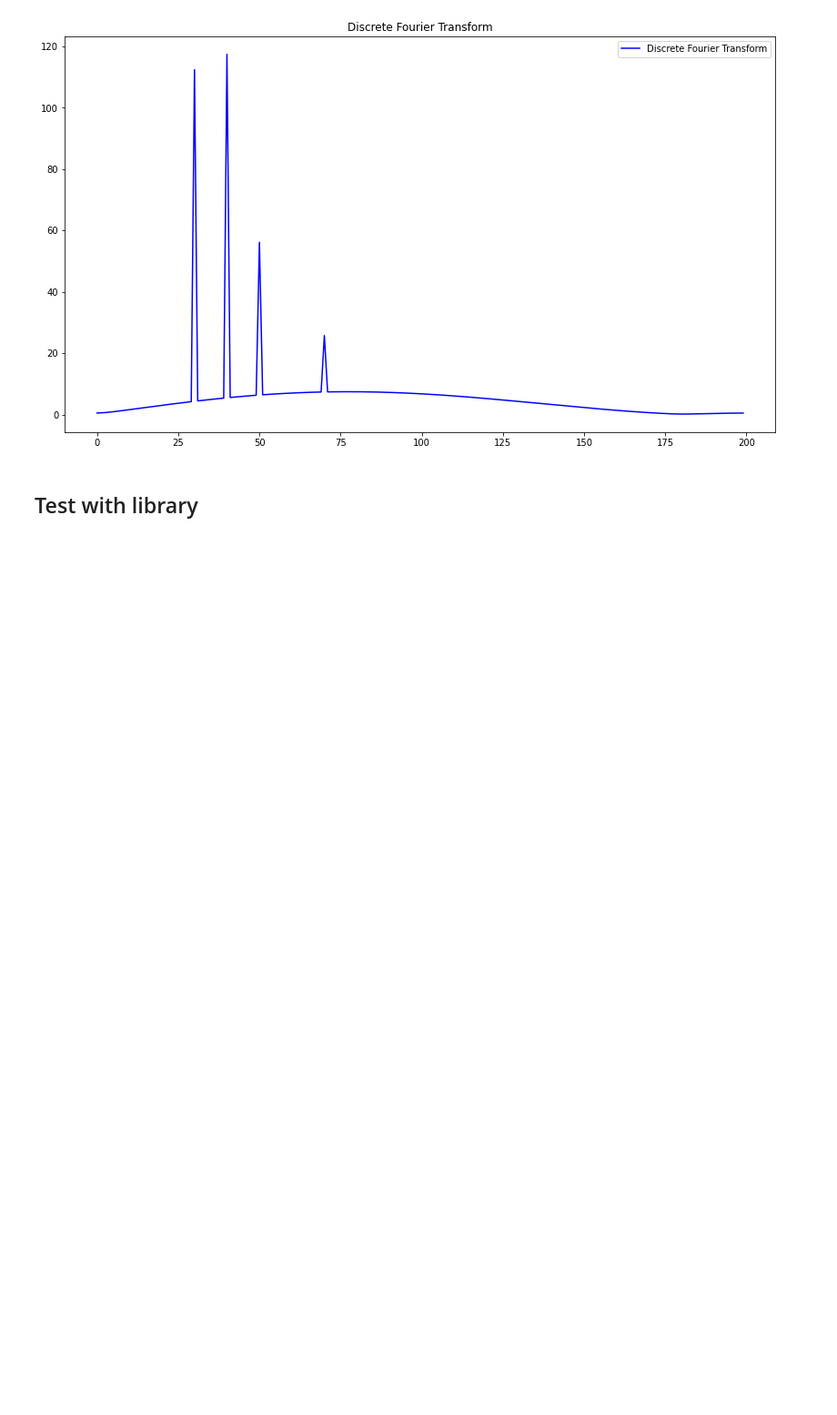
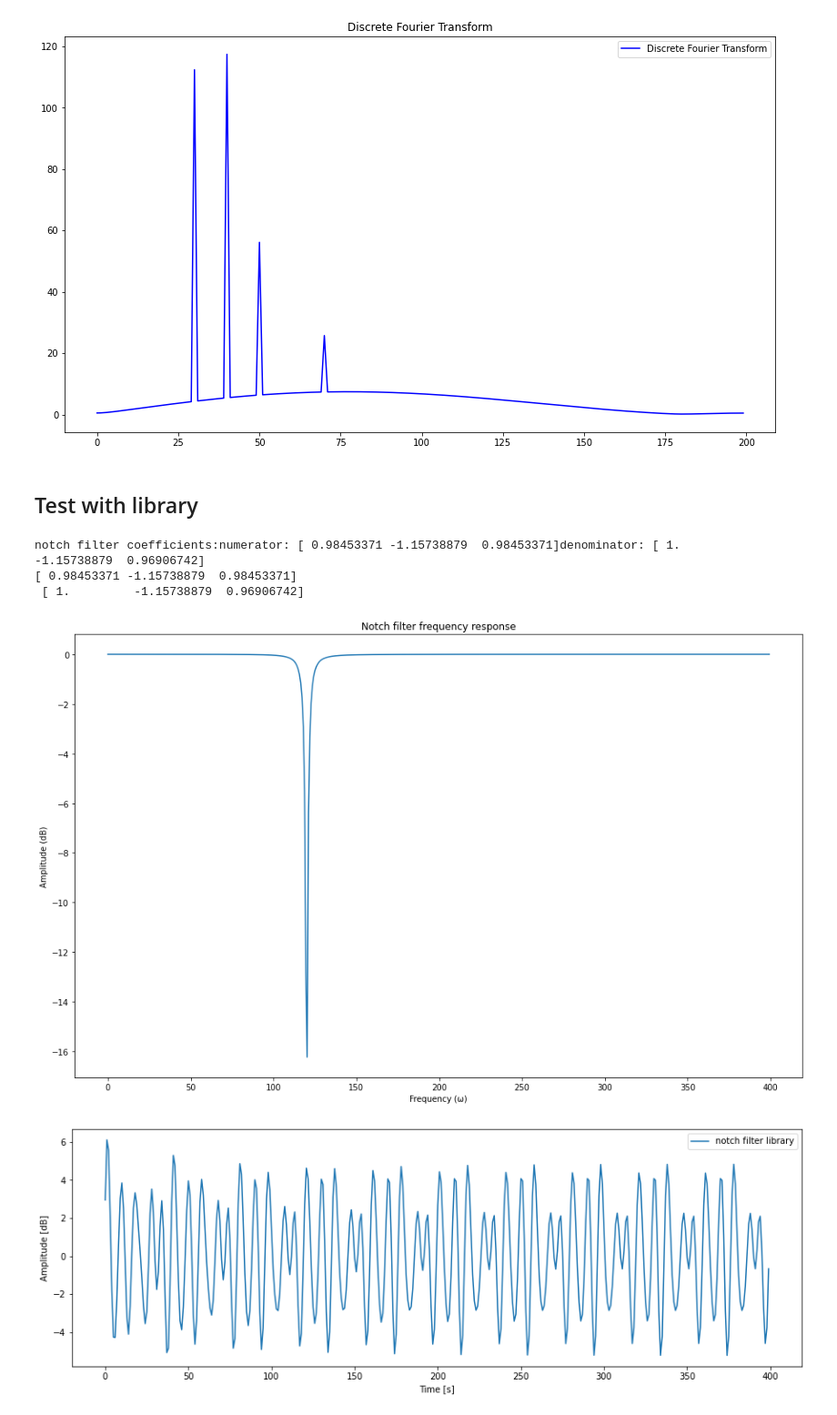
Before and after one commit to a-m-kyp/BioMedical-Signal-Processing, a Jupyter notebook: Final/Biomedical Signal Processing - Exam.ipynb, the cells around one changed output. Shown at 91% size. Cells and saved outputs as stored; diff of their text form; code cells hidden in the pictures; blank space fills up the shorter version.

```diff
--- a/Final/Biomedical Signal Processing - Exam.ipynb
+++ b/Final/Biomedical Signal Processing - Exam.ipynb
@@ -132,35 +131,41 @@ def notch_filter(f_sampling, f_cutoff):
     Notch filter
     consider DC gain of 1
     """
     nyquist_rate = f_sampling / 2
     normal_cutoff = f_cutoff / nyquist_rate
     b, a = sp.iirnotch(w0=normal_cutoff, Q=30)
     return b, a
 
+f_cutoff = 60 # Hz (cutoff frequency)
 f_sampling = 400 # Hz (sampling frequency)
-f_cutoff = 60 # Hz (cutoff frequency)
-b, a = notch_filter(f_sampling, f_cutoff)f
+b, a = notch_filter(f_sampling, f_cutoff)
 
 print('notch filter coefficients:' + "numerator: " + str(b) + "denominator: " + str(a))
 
 # plot notch filter
 # Magnitude Response, Bandwidth=0.2 radian/sample
-print(b, a)
+print(b, "\n", a)
 w, h = sp.freqz(b, a) # w is frequency in radians
 plt.figure(figsize=(16, 10))
 plt.plot((w/np.pi)*f_sampling, 20*np.log10(np.abs(h)))
 plt.xlabel('Frequency (ω)')
 plt.ylabel('Amplitude (dB)')
 plt.title('Notch filter frequency response')
 plt.show()
 
 filtered_signal = sp.lfilter(b, a, freq_domain_signal)
 
 plt.figure(figsize=(15, 5))
 plt.plot(filtered_signal, label='notch filter library')
-plt.plot(filtered_signal_, label='notch filter Custom')
+# plt.plot(filtered_signal_, label='notch filter Custom')
 plt.xlabel('Time [s]')
 plt.ylabel('Amplitude [dB]')
 plt.legend()
 plt.show()
+# %% [output]
+notch filter coefficients:numerator: [ 0.98453371 -1.15738879  0.98453371]denominator: [ 1.         -1.15738879  0.96906742]
+[ 0.98453371 -1.15738879  0.98453371]
+ [ 1.         -1.15738879  0.96906742]
+[figure, added]
+[figure, added]
 # %% [markdown]
```
Also changed, not shown: parts of 3 cells of this notebook.
